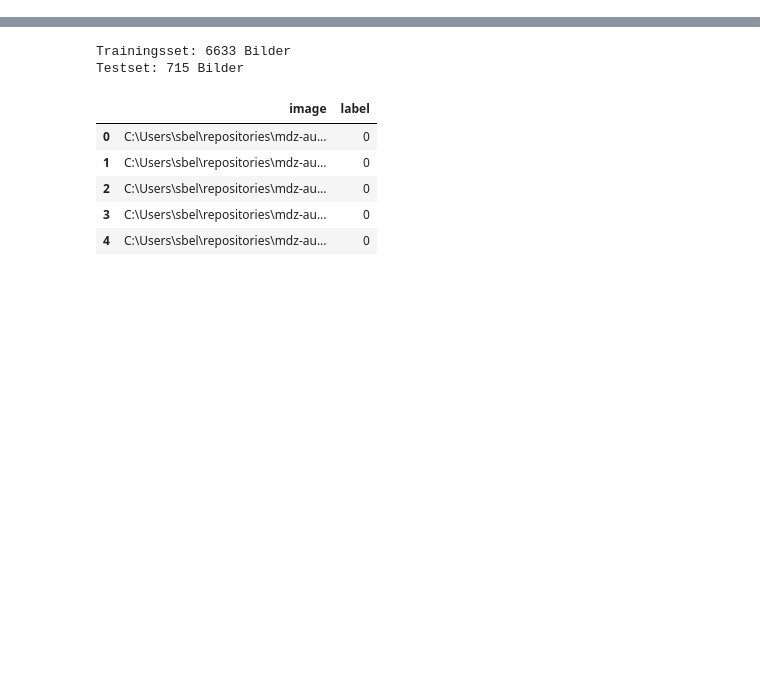
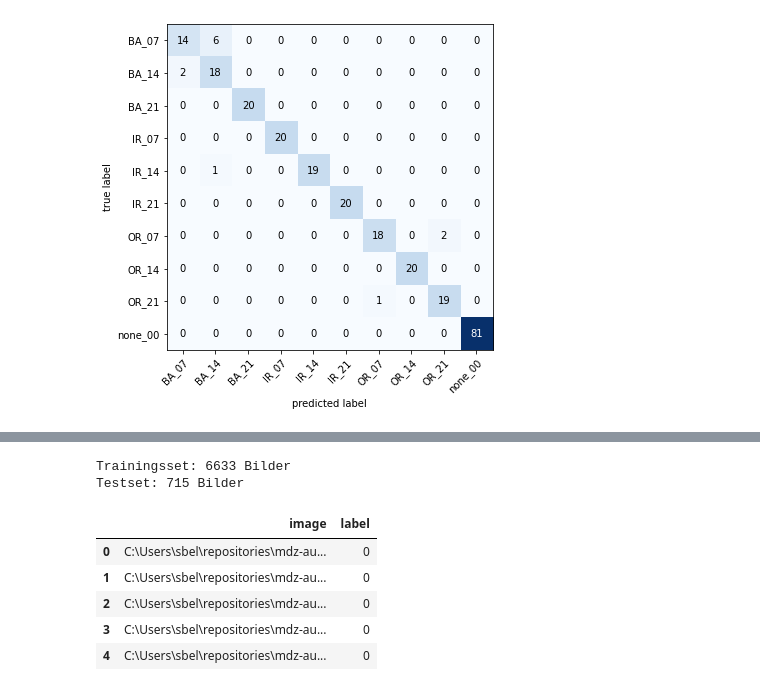
Before and after one commit to IIS-KI-Tutorials/KI-Tutorials, a Jupyter notebook: AutoML Tutorials.ipynb, the cells around one changed output, grey strips where cells are left out. Drawn from its saved outputs; the diff is of its cells as text; code cells hidden in the pictures; blank space fills up the shorter version.

```diff
--- a/automl/3_Metallgussteile_Bildklassifizierung.ipynb
+++ b/AutoML Tutorials.ipynb
@@ -21,0 +433,2 @@ In diesem Beispiel verwenden wir das AutoML-Framework AutoGluon. Da es sich bei
+# %%
+data_train, data_test = train_test_split_stratified(data_features, test_size=0.2, label_colname='label')
@@ -21,0 +451,3 @@ In diesem Beispiel verwenden wir das AutoML-Framework AutoGluon. Da es sich bei
+# %%
+predictor = TabularPredictor(label='label', path='AutogluonModels/Kugellager')
+predictor.fit(data_train);
@@ -21,0 +476,2 @@ In diesem Beispiel verwenden wir das AutoML-Framework AutoGluon. Da es sich bei
+# %%
+summary = predictor.fit_summary()
@@ -21,0 +534,3 @@ In diesem Beispiel verwenden wir das AutoML-Framework AutoGluon. Da es sich bei
+# %%
+y_pred = predictor.predict(data_test)
+y_true = data_test['label']
@@ -21,0 +568,5 @@ In diesem Beispiel verwenden wir das AutoML-Framework AutoGluon. Da es sich bei
+# %%
+cm = confusion_matrix(y_true, y_pred)
+fig = plot_confusion_matrix(cm, figsize=(6, 6), show_absolute=True, show_normed=False, class_names=predictor.class_labels)
+# %% [output]
+[figure, added]
```
Also changed, not shown: parts of 88 cells of this notebook, 2 other files.
